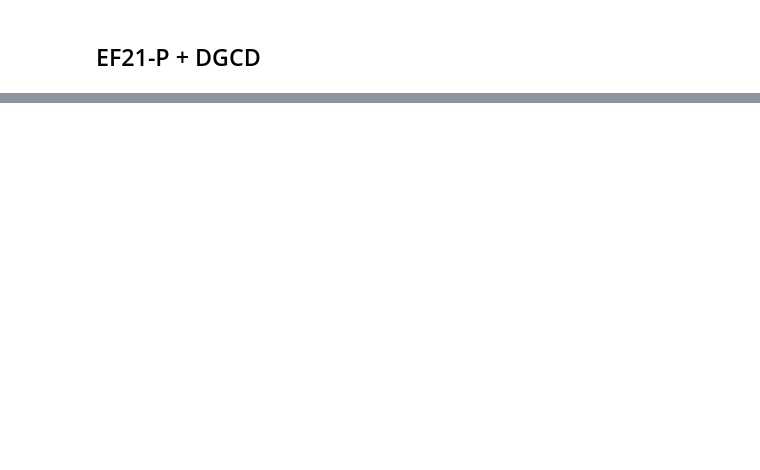
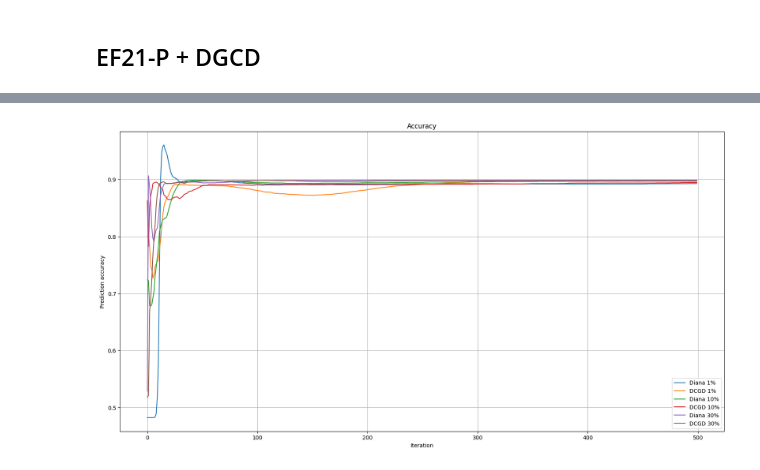
Before and after one commit to aigoncharov/ml-bidirection-compression, a Jupyter notebook: bd_compression_report.ipynb, the cells around one changed output, grey strips where cells are left out. Saved outputs shown, nothing was run; the diff lists cells and outputs as text; code cells hidden in the pictures; blank space fills up the shorter version.

Commit message:
Add DCGD

```diff
--- a/bd_compression_report.ipynb
+++ b/bd_compression_report.ipynb
@@ -487,94 +489,45 @@ num_iterations = 500
 
 
 def nabla_f(X, y, w, lambda_reg):
     ratio = -y / (1 + np.exp(y * (X @ w)))
     gradient = np.mean(ratio.reshape(-1, 1) * X, axis=0) + lambda_reg * w
     return gradient / X.shape[1]
 
 
 def gamma_k(L, omega, n_devices, iteration):
     return 1 / (L * (2 * omega / n_devices + 1))
 
 
-plt.figure(figsize=(15, 6))
-
-
-randk_worker_to_server_compressor = RandKWorkerToServerCompressor(worker_to_server_compression_ratio)
-randk_simulator = DistributedEnvSimulator(
-    nabla_f=nabla_f,
-    gamma_k=gamma_k,
-    worker_to_server_compressor=randk_worker_to_server_compressor,
-)
-(
-    randk_weights,
-    randk_convergence,
-    randk_accuracies,
-    randk_execution_time,
-    randk_transmitted_coordinates_worker_to_server,
-    randk_transmitted_coordinates_server_to_worker,
-) = randk_simulator.simulate_distributed_env(
-    X=X,
-    y=y,
-    n_devices=n_devices,
-    num_iterations=num_iterations,
-)
-plt.subplot(1, 2, 1)
-plt.plot(
-    np.full(
-        len(randk_accuracies),
-        randk_transmitted_coordinates_server_to_worker + randk_transmitted_coordinates_worker_to_server,
-    ),
-    label=f"RandK {int(worker_to_server_compression_ratio*100)}%",
-)
-
-plt.subplot(1, 2, 2)
-plt.plot(np.array(randk_accuracies), label=f"RandK {int(worker_to_server_compression_ratio*100)}%")
+plt.figure(figsize=(20, 10))
 
 for ratio in compression_ratios:
-    dcgd_server_to_worker_compressor = DCGDServerToWorkerCompressor(ratio)
-    dcgd_simulator = DistributedEnvSimulator(
+    diana_simulator = DianaDistributedEnvSimulator(
         nabla_f=nabla_f,
         gamma_k=gamma_k,
         worker_to_server_compressor=randk_worker_to_server_compressor,
-        server_to_worker_compressor=dcgd_server_to_worker_compressor,
     )
-    (
-        dcgd_weights,
-        dcgd_convergence,
-        dcgd_accuracies,
-        dcgd_execution_time,
-        dcgd_transmitted_coordinates_worker_to_server,
-        dcgd_transmitted_coordinates_server_to_worker,
-    ) = dcgd_simulator.simulate_distributed_env(
-        X=X,
-        y=y,
-        n_devices=n_devices,
-        num_iterations=num_iterations,
+    diana_res = diana_simulator.simulate_distributed_env(
+        X=X, y=y, n_devices=n_devices, num_iterations=num_iterations, eps=None
     )
 
-    plt.subplot(1, 2, 1)
-    plt.plot(
-        np.full(
-            len(dcgd_accuracies),
-            dcgd_transmitted_coordinates_server_to_worker + dcgd_transmitted_coordinates_worker_to_server,
-        ),
-        label=f"DGCD {int(ratio*100)}%",
+    dcgd_simulator = DCGDDistributedEnvSimulator(
+        nabla_f=nabla_f,
+        gamma_k=gamma_k,
+        worker_to_server_compressor=randk_worker_to_server_compressor,
+    )
+    dcgd_res = dcgd_simulator.simulate_distributed_env(
+        X=X, y=y, n_devices=n_devices, num_iterations=num_iterations, eps=None
     )
 
-    plt.subplot(1, 2, 2)
-    plt.plot(np.array(dcgd_accuracies), label=f"DCGD {int(ratio*100)}%")
+    plt.plot(np.array(diana_res.accuracies), label=f"Diana {int(ratio*100)}%")
+    plt.plot(np.array(dcgd_res.accuracies), label=f"DCGD {int(ratio*100)}%")
 
-plt.subplot(1, 2, 1)
-plt.ylabel("Transmitted coordinates")
-plt.grid(True)
-plt.legend()
-plt.title("Communication")
-
-plt.subplot(1, 2, 2)
 plt.xlabel("Iteration")
 plt.ylabel("Prediction accuracy")
 plt.grid(True)
 plt.legend()
 plt.title("Accuracy")
 
 plt.show()
+# %% [output]
+[figure, added]
```
Also changed, not shown: parts of 4 cells of this notebook.
